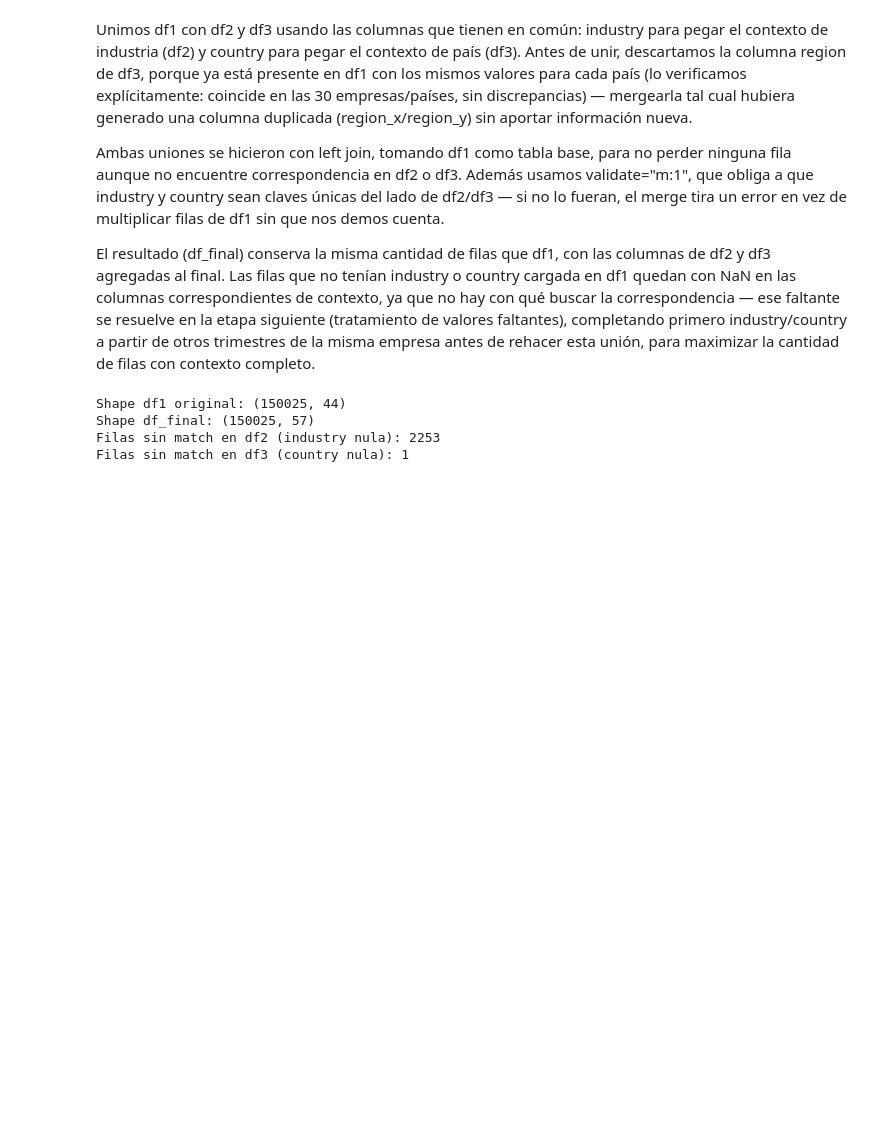
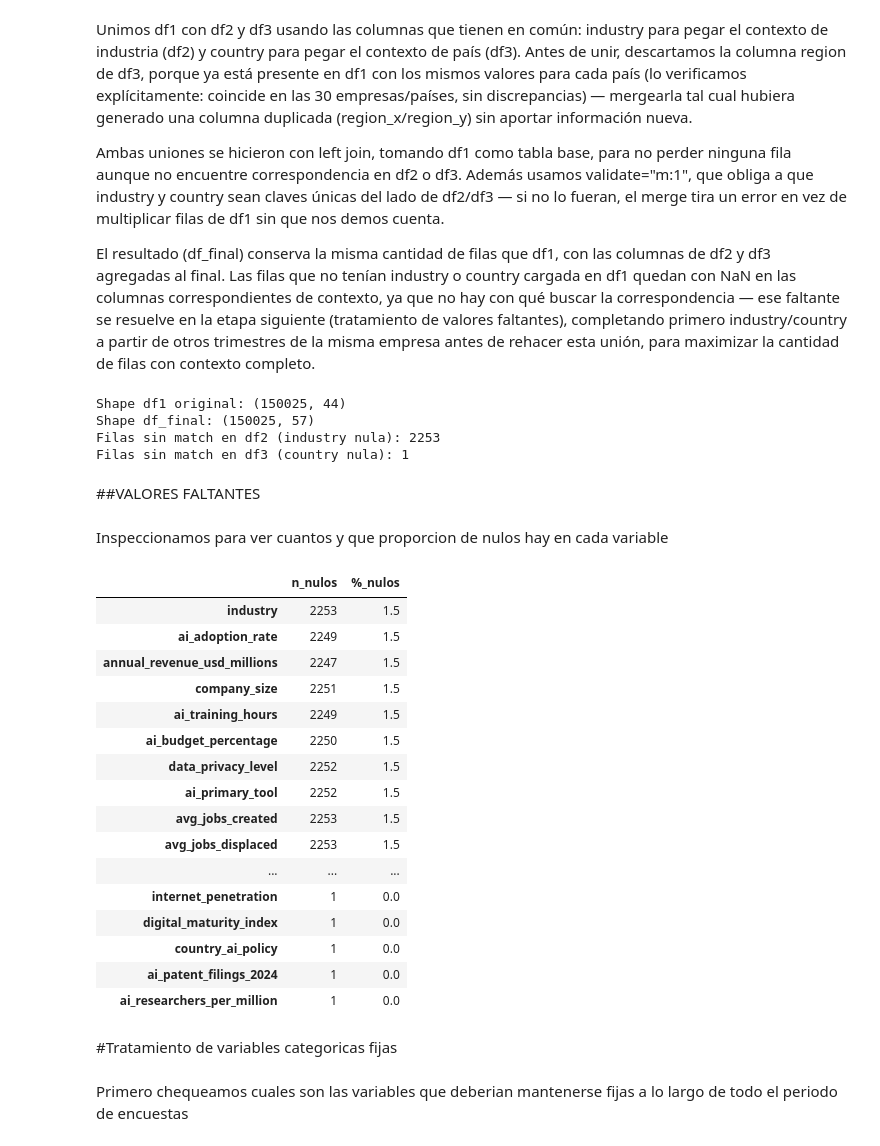
Before and after one commit to Franncippi/Proyecto-mentoria-M09, a Jupyter notebook: 01_analisis_exploratorio.ipynb, the cells around one changed output. Cells and saved outputs as stored; diff of their text form; code cells hidden in the pictures; blank space fills up the shorter version.

Commit message:
Completando nulos

```diff
--- a/01_analisis_exploratorio.ipynb
+++ b/01_analisis_exploratorio.ipynb
@@ -886,3 +884,42 @@ Shape df1 original: (150025, 44)
 Shape df_final: (150025, 57)
 Filas sin match en df2 (industry nula): 2253
 Filas sin match en df3 (country nula): 1
+# %% [markdown]
+##VALORES FALTANTES
+# %% [markdown]
+Inspeccionamos para ver cuantos y que proporcion de nulos hay en cada variable
+# %%
+# Cantidad y proporción de nulos por variable en df_final
+nulos = df_final.isnull().sum()
+proporcion = (nulos / len(df_final) * 100).round(2)
+
+resumen_nulos = pd.DataFrame({
+    "n_nulos": nulos,
+    "%_nulos": proporcion
+})
+
+# Mostramos solo las que tienen al menos un nulo, ordenadas de mayor a menor
+resumen_nulos = resumen_nulos[resumen_nulos["n_nulos"] > 0].sort_values("%_nulos", ascending=False)
+resumen_nulos
+# %% [output]
+|  | n_nulos | %_nulos |
+| industry | 2253 | 1.5 |
+| ai_adoption_rate | 2249 | 1.5 |
+| annual_revenue_usd_millions | 2247 | 1.5 |
+| company_size | 2251 | 1.5 |
+| ai_training_hours | 2249 | 1.5 |
+| ai_budget_percentage | 2250 | 1.5 |
+| data_privacy_level | 2252 | 1.5 |
+| ai_primary_tool | 2252 | 1.5 |
+| avg_jobs_created | 2253 | 1.5 |
+| avg_jobs_displaced | 2253 | 1.5 |
+| ... | ... | ... |
+| internet_penetration | 1 | 0.0 |
+| digital_maturity_index | 1 | 0.0 |
+| country_ai_policy | 1 | 0.0 |
+| ai_patent_filings_2024 | 1 | 0.0 |
+| ai_researchers_per_million | 1 | 0.0 |
+# %% [markdown]
+#Tratamiento de variables categoricas fijas
+# %% [markdown]
+Primero chequeamos cuales son las variables que deberian mantenerse fijas a lo largo de todo el periodo de encuestas
```
Also changed, not shown: parts of 6 cells of this notebook.
